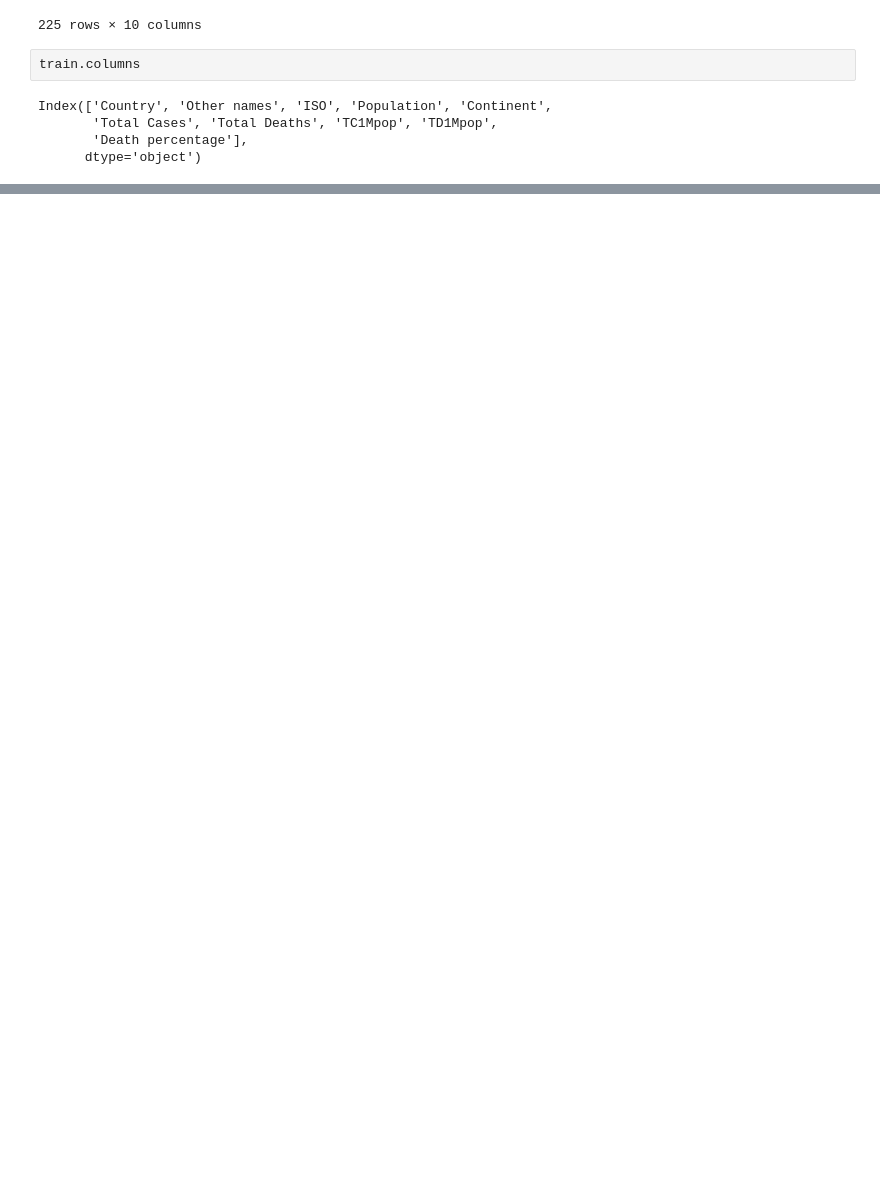
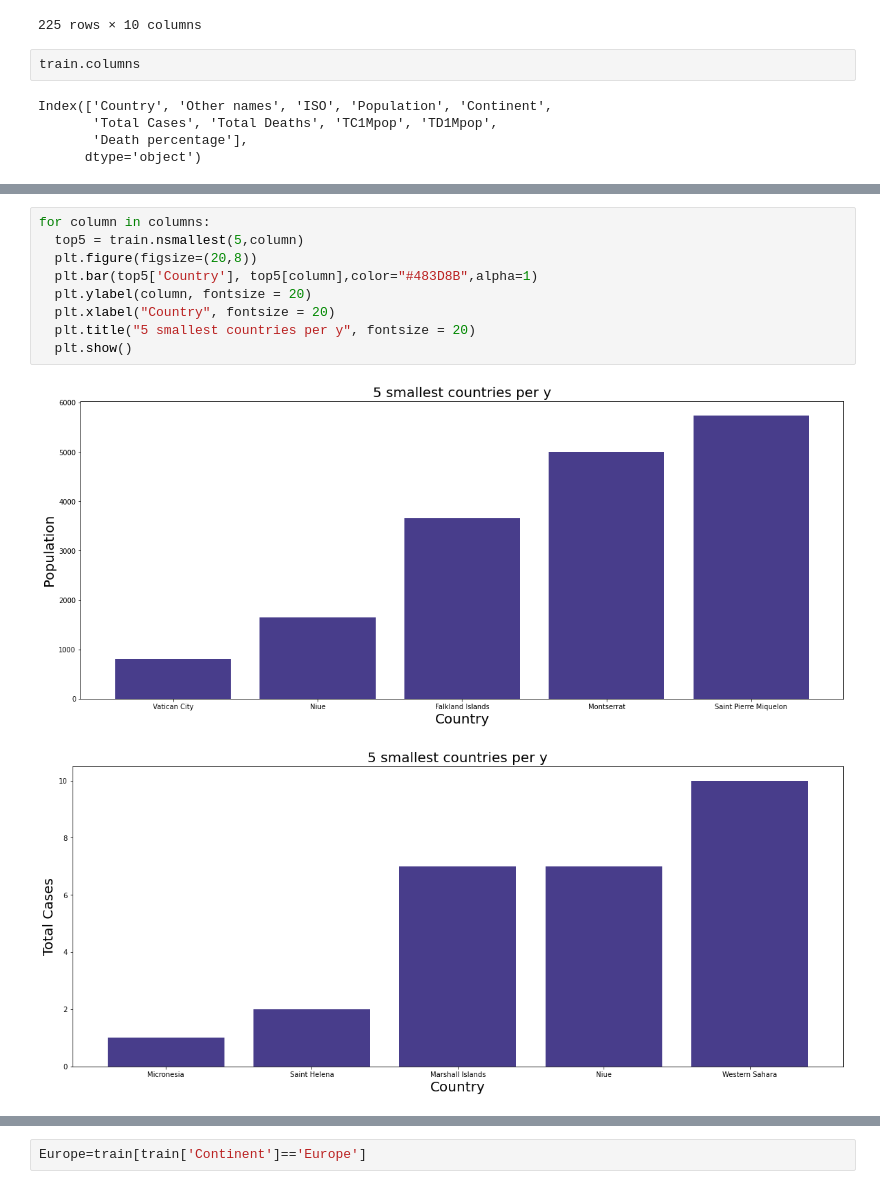
Before and after one commit to DinaHM99/COVID19--Analysis, a Jupyter notebook: Untitled2.ipynb, the cells around one changed output, grey strips where cells are left out. Drawn from its saved outputs; the diff is of its cells as text; blank space fills up the shorter version.

```diff
--- a/Untitled2.ipynb
+++ b/Untitled2.ipynb
@@ -56,0 +133,12 @@ Index(['Country', 'Other names', 'ISO', 'Population', 'Continent',
+# %%
+for column in columns:
+  top5 = train.nsmallest(5,column)
+  plt.figure(figsize=(20,8))
+  plt.bar(top5['Country'], top5[column],color="#483D8B",alpha=1)
+  plt.ylabel(column, fontsize = 20)
+  plt.xlabel("Country", fontsize = 20)
+  plt.title("5 smallest countries per y", fontsize = 20)
+  plt.show()
+# %% [output]
+[figure, added]
+[figure, added]
@@ -56,0 +149,2 @@ Index(['Country', 'Other names', 'ISO', 'Population', 'Continent',
+# %%
+Europe=train[train['Continent']=='Europe']
```
Also changed, not shown: parts of 16 cells of this notebook.
